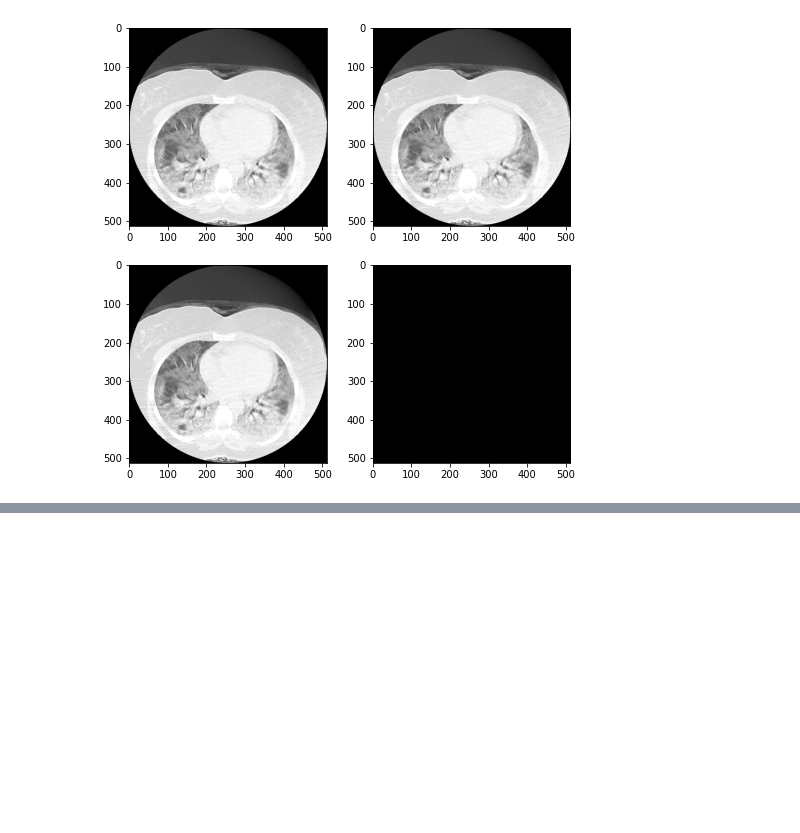
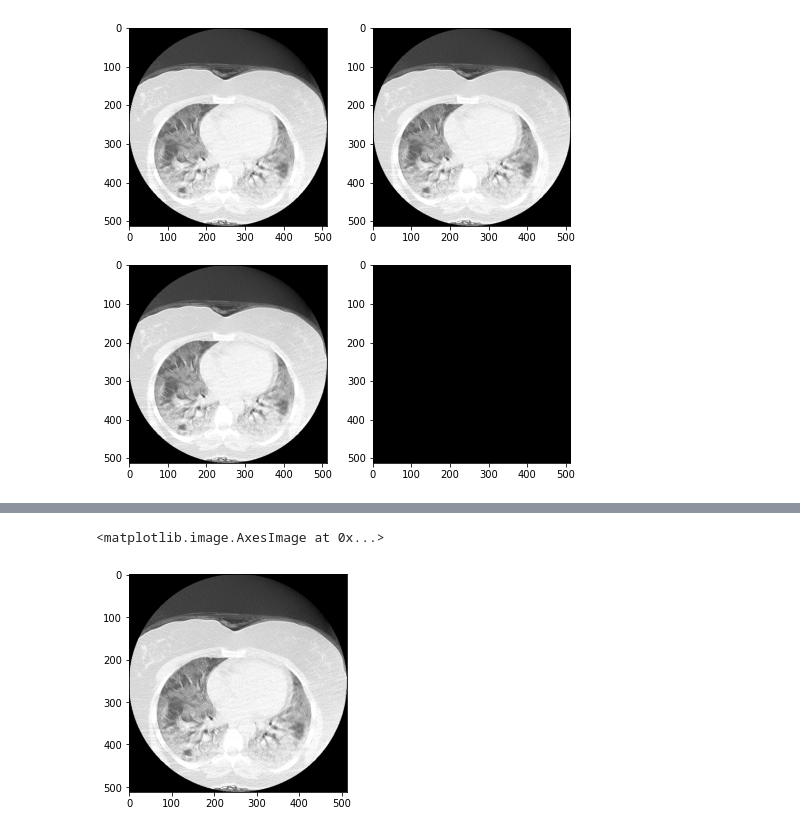
Before and after one commit to padmanabhankrishnamurthy/DeepLearningCompetition, a Jupyter notebook: covid19_starter_code_final.ipynb, the cells around one changed output, grey strips where cells are left out. Saved outputs shown, nothing was run; the diff lists cells and outputs as text; code cells hidden in the pictures; blank space fills up the shorter version.

```diff
--- a/covid19_starter_code_final.ipynb
+++ b/covid19_starter_code_final.ipynb
@@ -435,0 +497,5 @@ NameError: name 'input_image' is not defined
+# %%
+plt.imshow(original)
+# %% [output]
+<matplotlib.image.AxesImage at 0x...>
+[figure, added]
```
Also changed, not shown: parts of 7 cells of this notebook.
